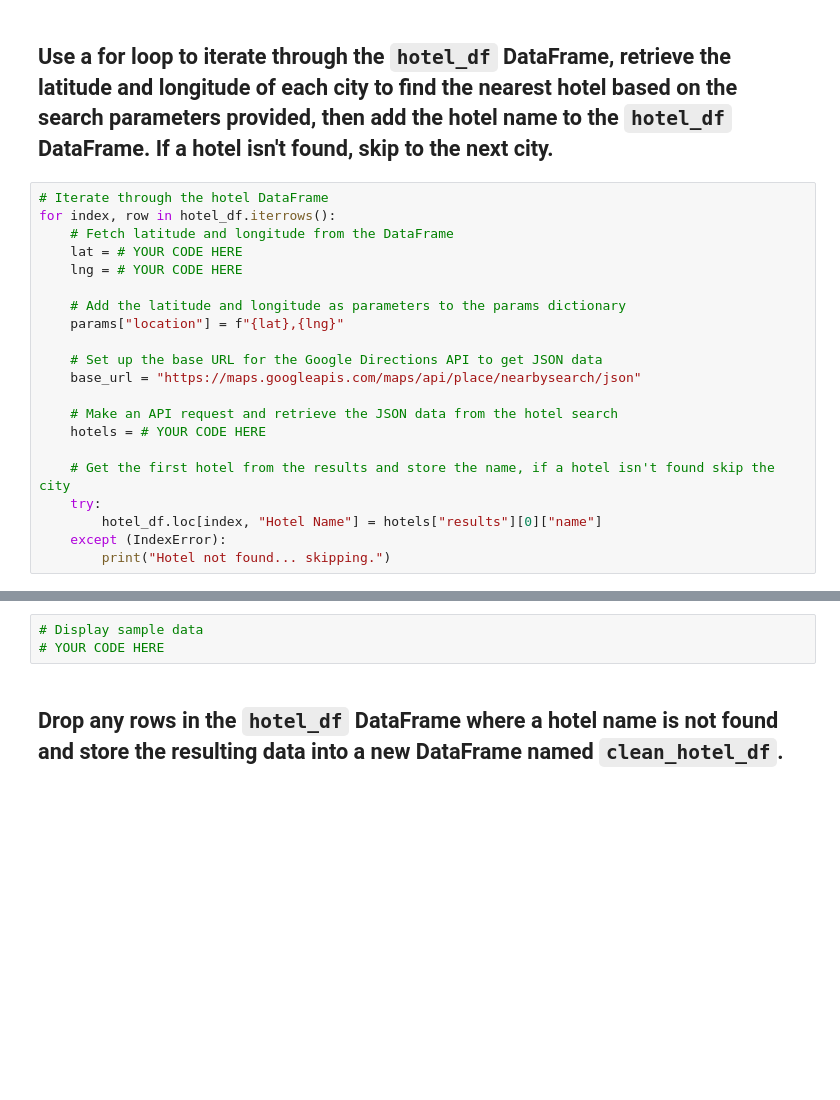
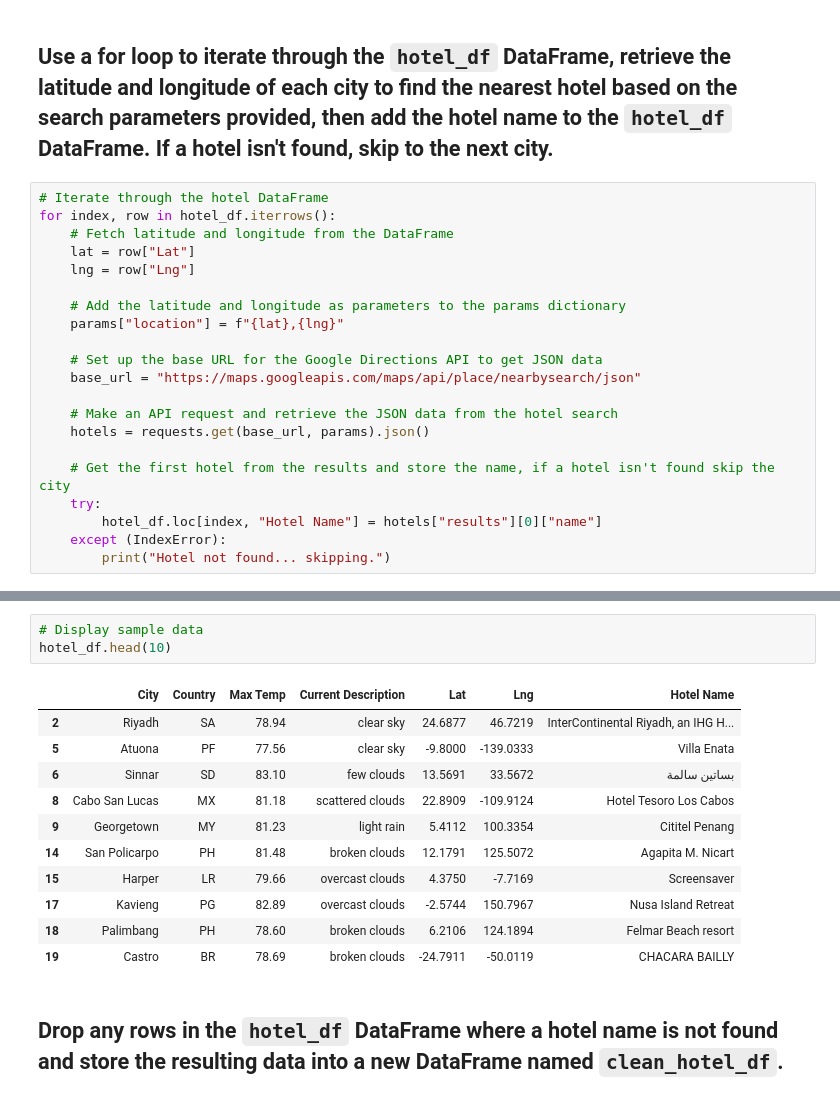
Before and after one commit to albertoaignr/Weather-Analysis, a Jupyter notebook: Vacation_Search/Vacation_Search.ipynb, the cells around one changed output, grey strips where cells are left out. Cells and saved outputs as stored; diff of their text form; blank space fills up the shorter version.

```diff
--- a/Vacation_Search/Vacation_Search.ipynb
+++ b/Vacation_Search/Vacation_Search.ipynb
@@ -124,8 +186,8 @@ params = {
 # Iterate through the hotel DataFrame
 for index, row in hotel_df.iterrows():
     # Fetch latitude and longitude from the DataFrame
-    lat = # YOUR CODE HERE
-    lng = # YOUR CODE HERE
+    lat = row["Lat"]
+    lng = row["Lng"]
 
     # Add the latitude and longitude as parameters to the params dictionary
     params["location"] = f"{lat},{lng}"
@@ -134,7 +196,7 @@ for index, row in hotel_df.iterrows():
     base_url = "https://maps.googleapis.com/maps/api/place/nearbysearch/json"
 
     # Make an API request and retrieve the JSON data from the hotel search
-    hotels = # YOUR CODE HERE
+    hotels = requests.get(base_url, params).json()
 
     # Get the first hotel from the results and store the name, if a hotel isn't found skip the city
     try:
@@ -144,6 +226,18 @@ for index, row in hotel_df.iterrows():
 # %%
 # Display sample data
-# YOUR CODE HERE
+hotel_df.head(10)
+# %% [output]
+|  | City | Country | Max Temp | Current Description | Lat | Lng | Hotel Name |
+| 2 | Riyadh | SA | 78.94 | clear sky | 24.6877 | 46.7219 | InterContinental Riyadh, an IHG H... |
+| 5 | Atuona | PF | 77.56 | clear sky | -9.8000 | -139.0333 | Villa Enata |
+| 6 | Sinnar | SD | 83.10 | few clouds | 13.5691 | 33.5672 | بساتين سالمة |
+| 8 | Cabo San Lucas | MX | 81.18 | scattered clouds | 22.8909 | -109.9124 | Hotel Tesoro Los Cabos |
+| 9 | Georgetown | MY | 81.23 | light rain | 5.4112 | 100.3354 | Cititel Penang |
+| 14 | San Policarpo | PH | 81.48 | broken clouds | 12.1791 | 125.5072 | Agapita M. Nicart |
+| 15 | Harper | LR | 79.66 | overcast clouds | 4.3750 | -7.7169 | Screensaver |
+| 17 | Kavieng | PG | 82.89 | overcast clouds | -2.5744 | 150.7967 | Nusa Island Retreat |
+| 18 | Palimbang | PH | 78.60 | broken clouds | 6.2106 | 124.1894 | Felmar Beach resort |
+| 19 | Castro | BR | 78.69 | broken clouds | -24.7911 | -50.0119 | CHACARA BAILLY |
 # %% [markdown]
 ## Drop any rows in the `hotel_df` DataFrame where a hotel name is not found and store the resulting data into a new DataFrame named `clean_hotel_df`.
 # %%
```
Also changed, not shown: parts of 12 cells of this notebook, 5 other files.
